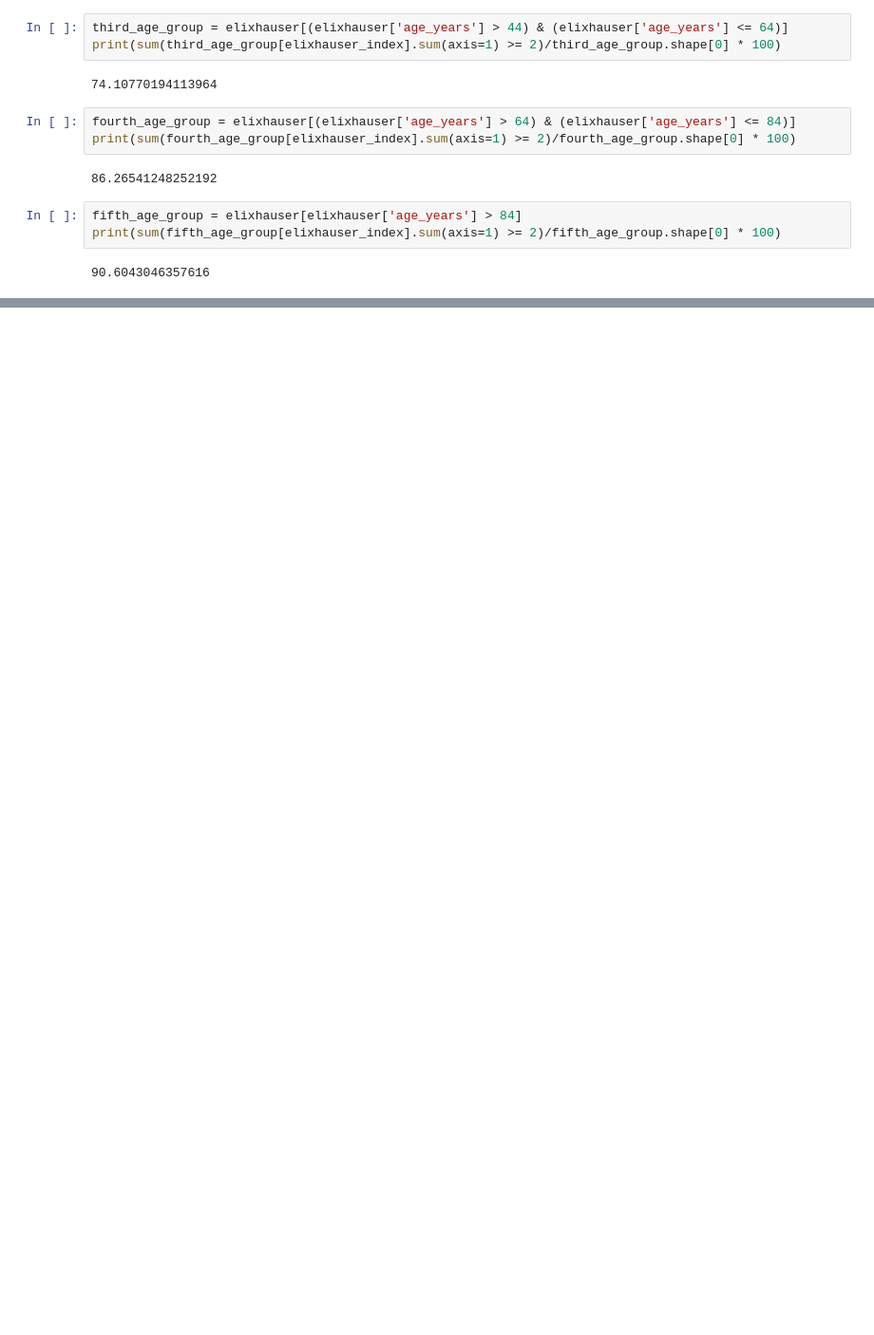
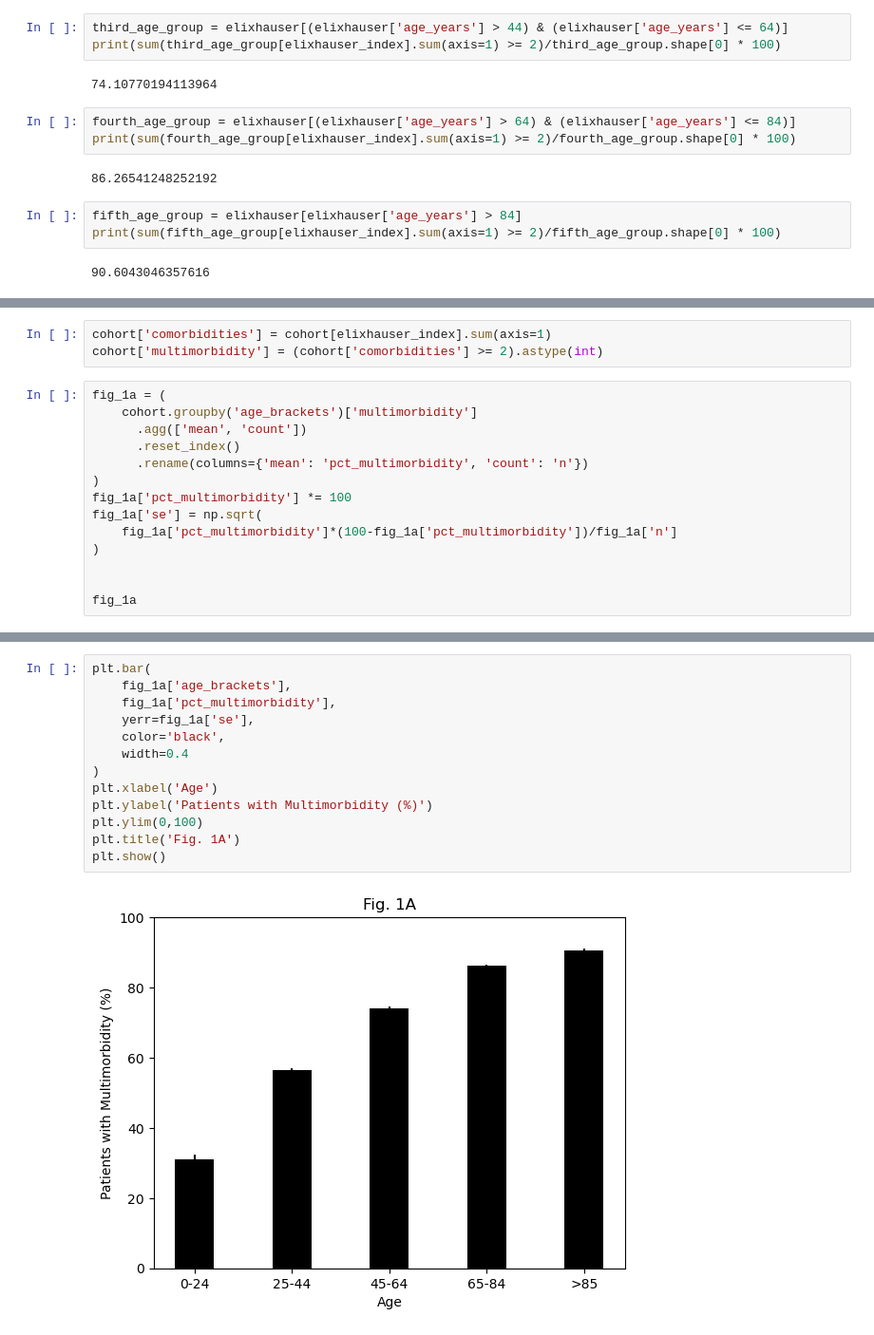
Before and after one commit to kshannon-ucsd/25fa-dsc180a-team2, a Jupyter notebook: jupyternotebooks/KateJupyterNotebooks/dfs.ipynb, the cells around one changed output, grey strips where cells are left out. Shown at 95% size. Drawn from its saved outputs; the diff is of its cells as text; blank space fills up the shorter version.

Commit message:
created figure 1a

```diff
--- a/jupyternotebooks/KateJupyterNotebooks/dfs.ipynb
+++ b/jupyternotebooks/KateJupyterNotebooks/dfs.ipynb
@@ -130,0 +159,17 @@ print(sum(fifth_age_group[elixhauser_index].sum(axis=1) >= 2)/fifth_age_group.sh
+# %%
+cohort['comorbidities'] = cohort[elixhauser_index].sum(axis=1)
+cohort['multimorbidity'] = (cohort['comorbidities'] >= 2).astype(int)
+# %%
+fig_1a = (
+    cohort.groupby('age_brackets')['multimorbidity']
+      .agg(['mean', 'count'])
+      .reset_index()
+      .rename(columns={'mean': 'pct_multimorbidity', 'count': 'n'})
+)
+fig_1a['pct_multimorbidity'] *= 100
+fig_1a['se'] = np.sqrt(
+    fig_1a['pct_multimorbidity']*(100-fig_1a['pct_multimorbidity'])/fig_1a['n']
+)
+
+
+fig_1a
@@ -130,0 +183,15 @@ print(sum(fifth_age_group[elixhauser_index].sum(axis=1) >= 2)/fifth_age_group.sh
+# %%
+plt.bar(
+    fig_1a['age_brackets'],
+    fig_1a['pct_multimorbidity'],
+    yerr=fig_1a['se'],
+    color='black',
+    width=0.4
+)
+plt.xlabel('Age')
+plt.ylabel('Patients with Multimorbidity (%)')
+plt.ylim(0,100)
+plt.title('Fig. 1A')
+plt.show()
+# %% [output]
+[figure, added]
```
Also changed, not shown: parts of 3 cells of this notebook, 1 other file.
